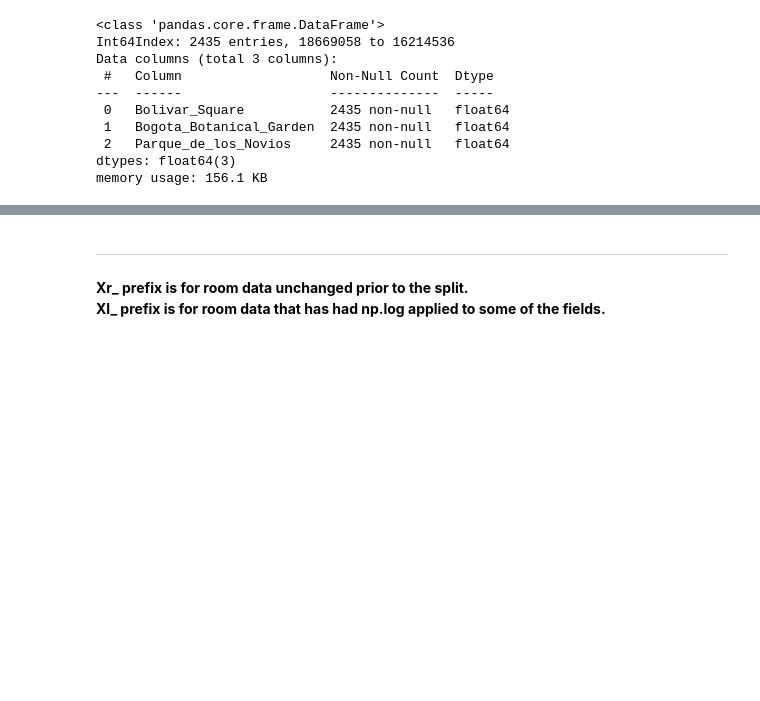
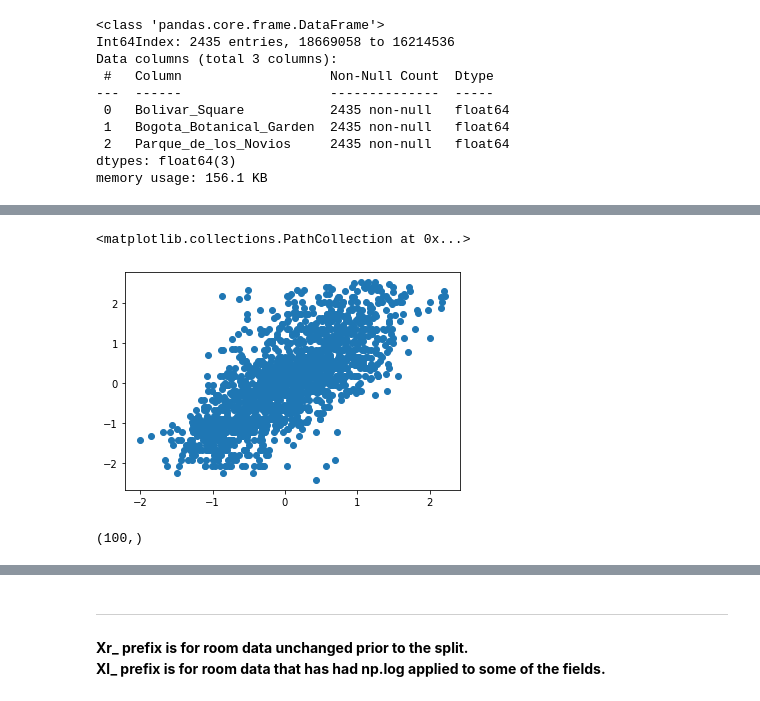
Before and after one commit to scottkds/airbnb_prices, a Jupyter notebook: models/Airbnb_regression2.ipynb, the cells around one changed output, grey strips where cells are left out. Drawn from its saved outputs; the diff is of its cells as text; code cells hidden in the pictures; blank space fills up the shorter version.

```diff
--- a/models/Airbnb_regression2.ipynb
+++ b/models/Airbnb_regression2.ipynb
@@ -678,0 +747,9 @@ array([-0.75538288, -0.74252218, -0.72706071, -0.68251899, -0.79869369])
+# %%
+plt.scatter(ls_pred, y_train)
+# %% [output]
+<matplotlib.collections.PathCollection at 0x...>
+[figure, added]
+# %%
+lcv.alphas_.shape
+# %% [output]
+(100,)
```
Also changed, not shown: parts of 55 cells of this notebook.
